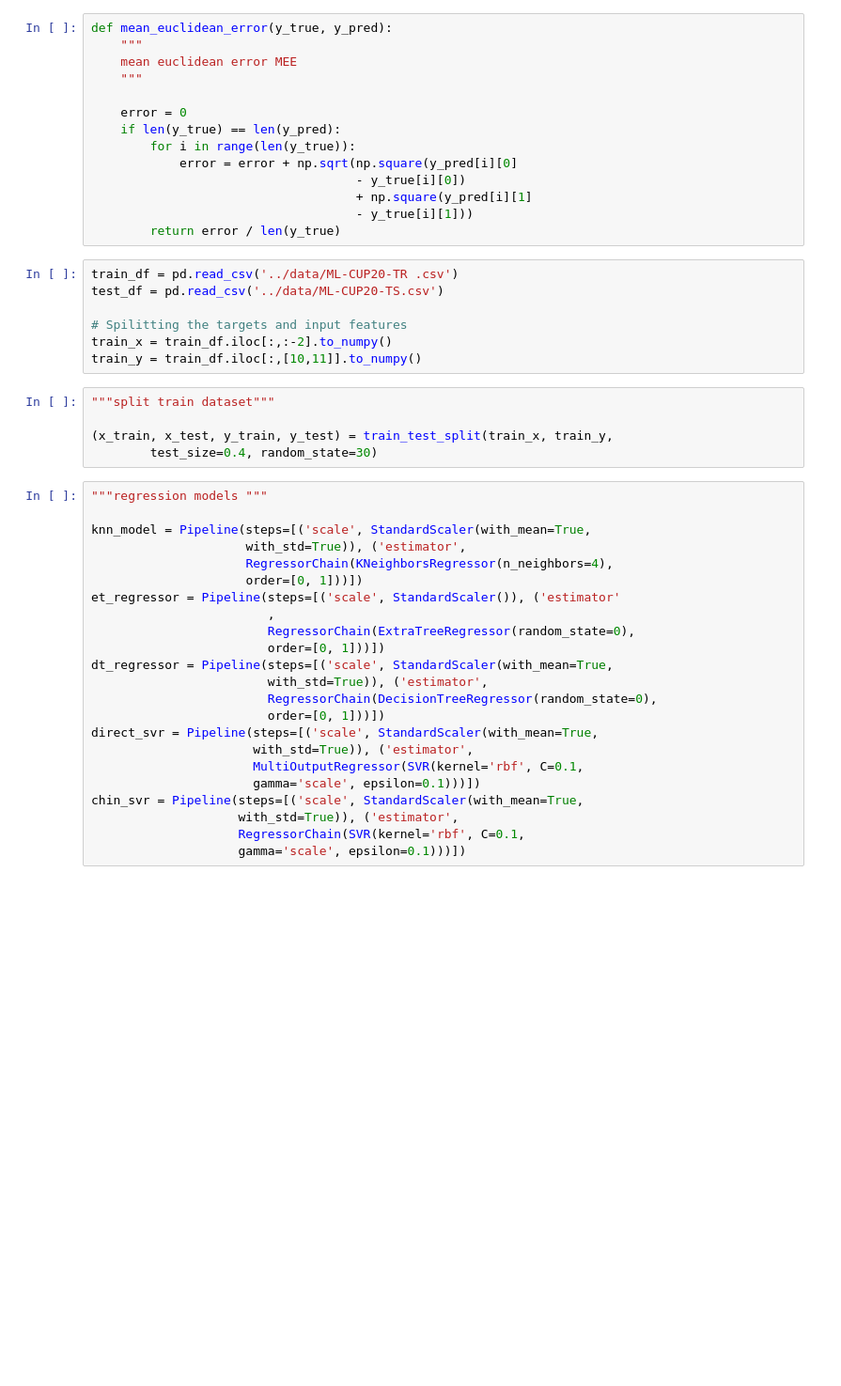
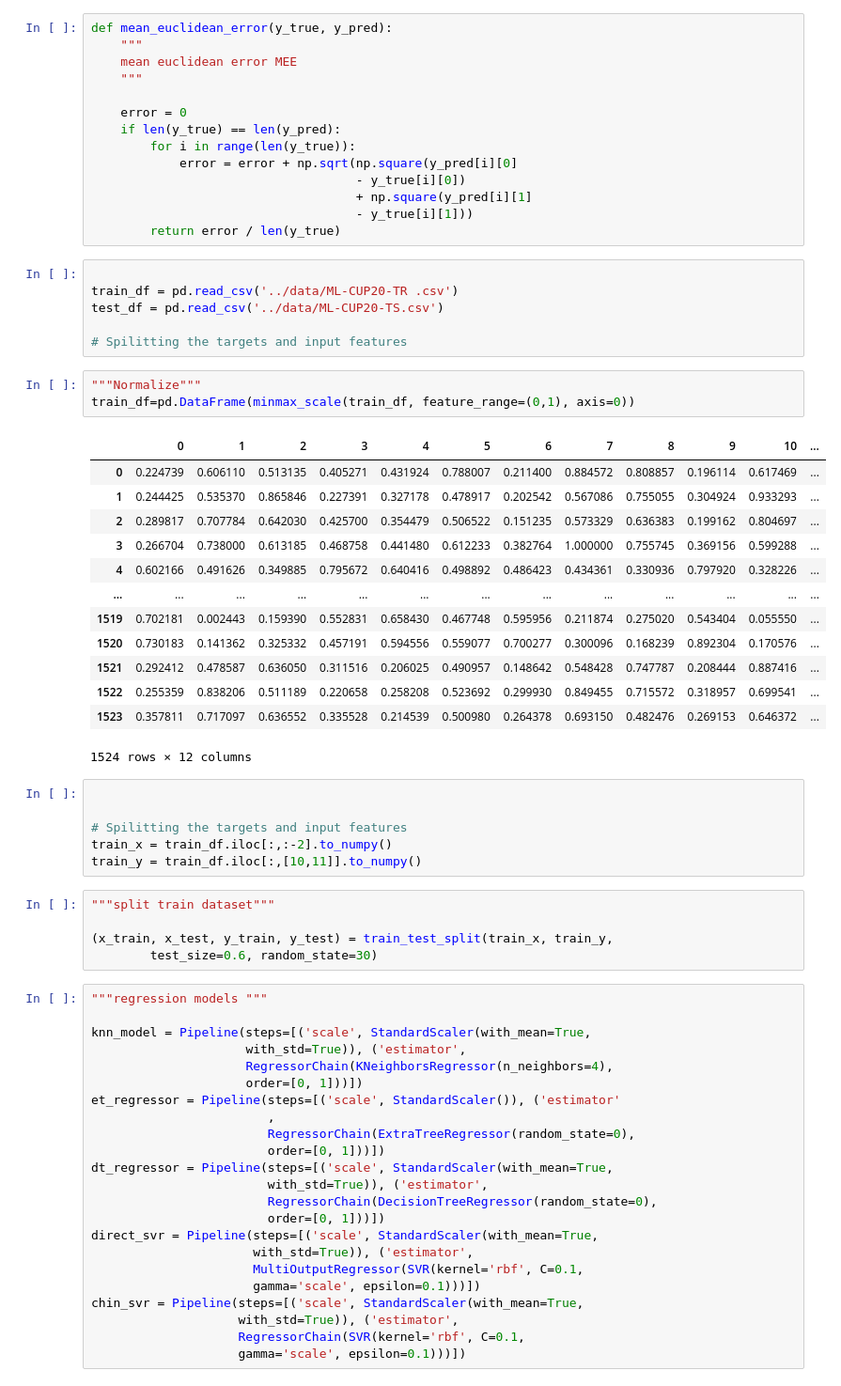
Before and after one commit to dawitanelay/ML-Project-20, a Jupyter notebook: Regression_models_forcup.ipynb, the cells around one changed output. Shown at 94% size. Cells and saved outputs as stored; diff of their text form; blank space fills up the shorter version.

```diff
--- a/Regression_models_forcup.ipynb
+++ b/Regression_models_forcup.ipynb
@@ -30,17 +31,39 @@ def mean_euclidean_error(y_true, y_pred):
                                     - y_true[i][1]))
         return error / len(y_true)
 # %%
+
 train_df = pd.read_csv('../data/ML-CUP20-TR .csv')
 test_df = pd.read_csv('../data/ML-CUP20-TS.csv')
 
 # Spilitting the targets and input features
-train_x = train_df.iloc[:,:-2].to_numpy()
-train_y = train_df.iloc[:,[10,11]].to_numpy()
+# %%
+"""Normalize"""
+train_df=pd.DataFrame(minmax_scale(train_df, feature_range=(0,1), axis=0))
+# %% [output]
+|  | 0 | 1 | 2 | 3 | 4 | 5 | 6 | 7 | 8 | 9 | 10 | ... |
+| 0 | 0.224739 | 0.606110 | 0.513135 | 0.405271 | 0.431924 | 0.788007 | 0.211400 | 0.884572 | 0.808857 | 0.196114 | 0.617469 | ... |
+| 1 | 0.244425 | 0.535370 | 0.865846 | 0.227391 | 0.327178 | 0.478917 | 0.202542 | 0.567086 | 0.755055 | 0.304924 | 0.933293 | ... |
+| 2 | 0.289817 | 0.707784 | 0.642030 | 0.425700 | 0.354479 | 0.506522 | 0.151235 | 0.573329 | 0.636383 | 0.199162 | 0.804697 | ... |
+| 3 | 0.266704 | 0.738000 | 0.613185 | 0.468758 | 0.441480 | 0.612233 | 0.382764 | 1.000000 | 0.755745 | 0.369156 | 0.599288 | ... |
+| 4 | 0.602166 | 0.491626 | 0.349885 | 0.795672 | 0.640416 | 0.498892 | 0.486423 | 0.434361 | 0.330936 | 0.797920 | 0.328226 | ... |
+| ... | ... | ... | ... | ... | ... | ... | ... | ... | ... | ... | ... | ... |
+| 1519 | 0.702181 | 0.002443 | 0.159390 | 0.552831 | 0.658430 | 0.467748 | 0.595956 | 0.211874 | 0.275020 | 0.543404 | 0.055550 | ... |
+| 1520 | 0.730183 | 0.141362 | 0.325332 | 0.457191 | 0.594556 | 0.559077 | 0.700277 | 0.300096 | 0.168239 | 0.892304 | 0.170576 | ... |
+| 1521 | 0.292412 | 0.478587 | 0.636050 | 0.311516 | 0.206025 | 0.490957 | 0.148642 | 0.548428 | 0.747787 | 0.208444 | 0.887416 | ... |
+| 1522 | 0.255359 | 0.838206 | 0.511189 | 0.220658 | 0.258208 | 0.523692 | 0.299930 | 0.849455 | 0.715572 | 0.318957 | 0.699541 | ... |
+| 1523 | 0.357811 | 0.717097 | 0.636552 | 0.335528 | 0.214539 | 0.500980 | 0.264378 | 0.693150 | 0.482476 | 0.269153 | 0.646372 | ... |
+1524 rows × 12 columns
+# %%
+
+
+# Spilitting the targets and input features
+train_x = train_df.iloc[:,:-2].to_numpy()
+train_y = train_df.iloc[:,[10,11]].to_numpy()
 # %%
 """split train dataset"""
 
 (x_train, x_test, y_train, y_test) = train_test_split(train_x, train_y,
-        test_size=0.4, random_state=30)
+        test_size=0.6, random_state=30)
 # %%
 """regression models """
 
```
Also changed, not shown: parts of 4 cells of this notebook.
